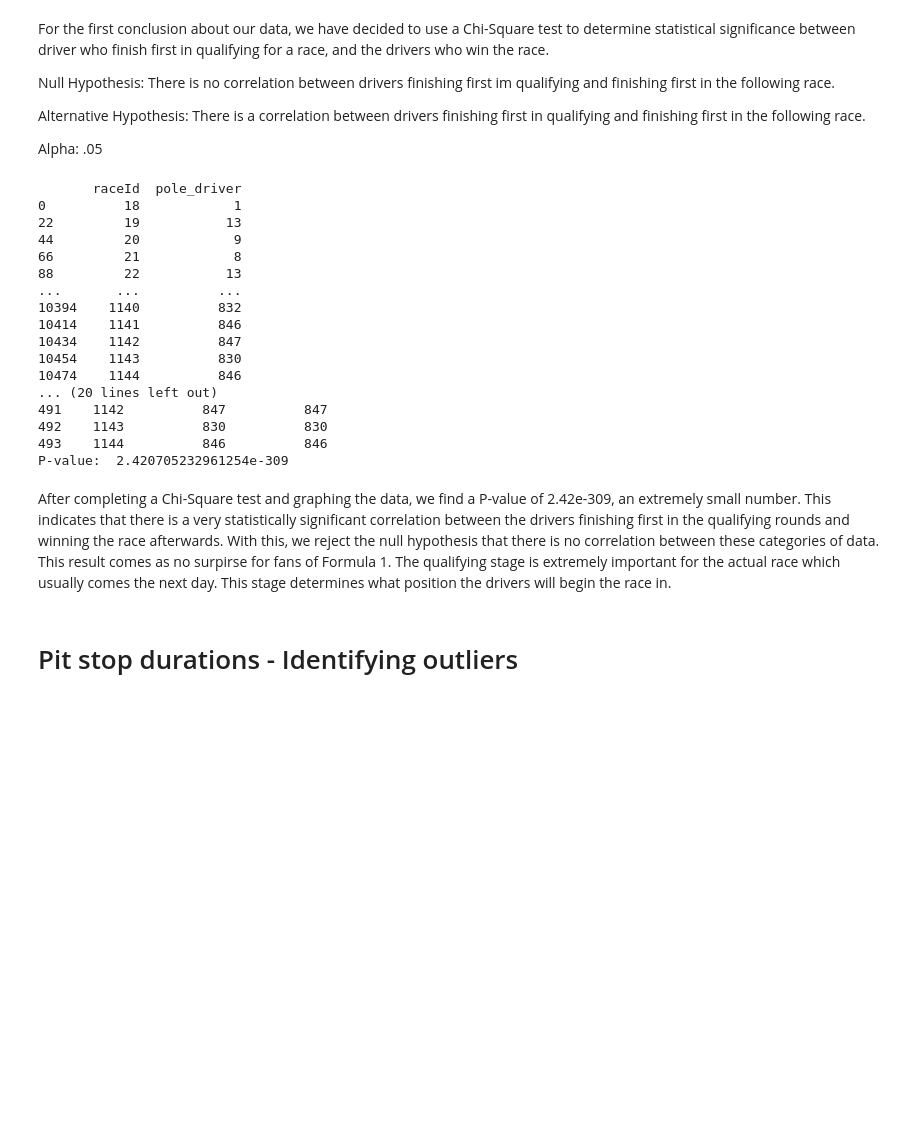
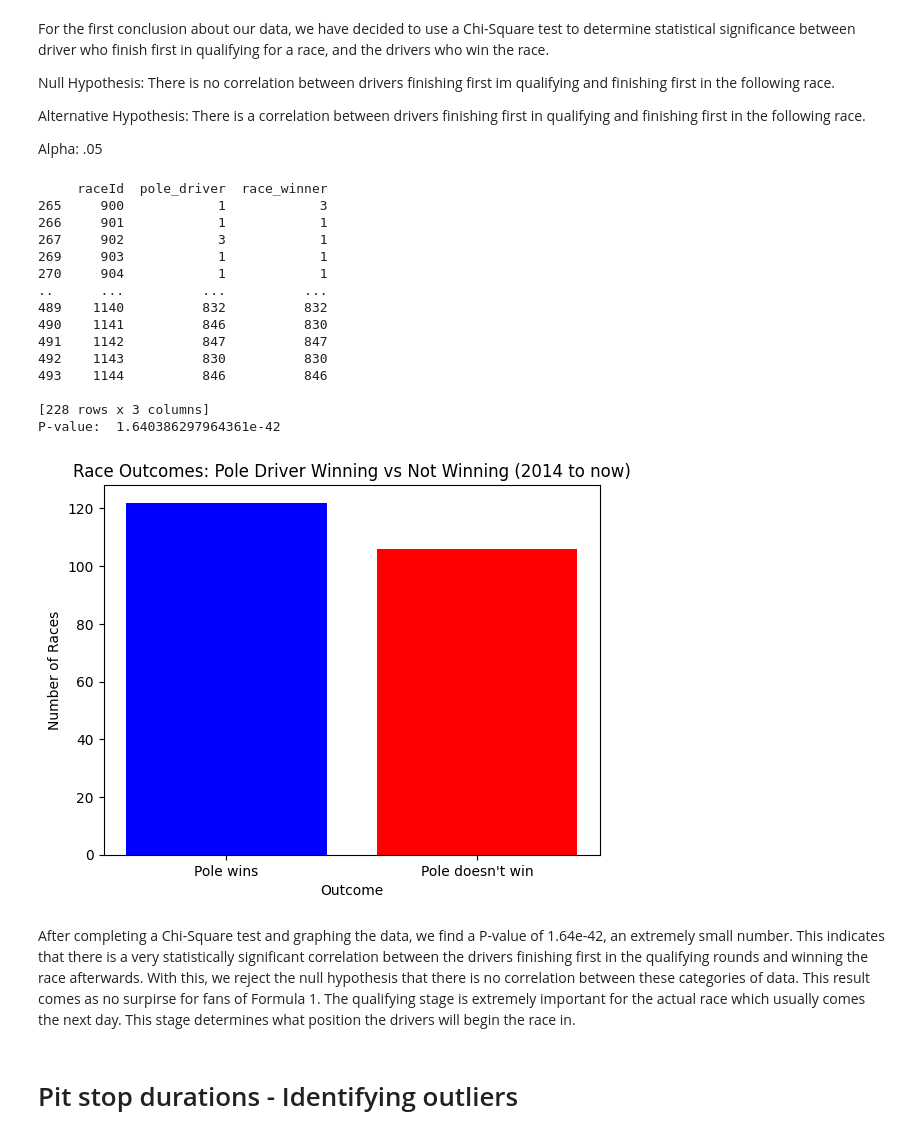
Before and after one commit to danielvm28/CMSC320_Spring25_FinalProject, a Jupyter notebook: check2.ipynb, the cells around one changed output. Cells and saved outputs as stored; diff of their text form; code cells hidden in the pictures; blank space fills up the shorter version.

Commit message:
adding in my plot

```diff
--- a/check2.ipynb
+++ b/check2.ipynb
@@ -148,40 +150,49 @@ from scipy.stats.contingency import crosstab, chi2_contingency
 
 pole = qualifying[qualifying['position'] == 1][['raceId', 'driverId']]
 pole = pole.rename(columns={'driverId': 'pole_driver'})
-print(pole)
+# print(pole)
 
 winners = results[results['position'] == '1'][['raceId', 'driverId']]
 winners = winners.rename(columns={'driverId': 'race_winner'})
-print(winners)
+# print(winners)
 
 merged = pd.merge(pole, winners, on='raceId', how='inner')
-print("Merged DataFrame head:")
-print(merged.tail())
+merged = merged[merged['raceId'] >= 900]
+print(merged)
 
 table = crosstab(merged['pole_driver'], merged['race_winner'])
 contingency_table = table.count
 res = chi2_contingency(contingency_table)
 print("P-value: ", res.pvalue)
 # %% [output]
-       raceId  pole_driver
-0          18            1
-22         19           13
-44         20            9
-66         21            8
-88         22           13
-...       ...          ...
-10394    1140          832
-10414    1141          846
-10434    1142          847
-10454    1143          830
-10474    1144          846
-... (20 lines left out)
+     raceId  pole_driver  race_winner
+265     900            1            3
+266     901            1            1
+267     902            3            1
+269     903            1            1
+270     904            1            1
+..      ...          ...          ...
+489    1140          832          832
+490    1141          846          830
 491    1142          847          847
 492    1143          830          830
 493    1144          846          846
-P-value:  2.420705232961254e-309
+
+[228 rows x 3 columns]
+P-value:  1.640386297964361e-42
+# %%
+merged['pole_win'] = merged['pole_driver'] == merged['race_winner']
+counts = merged['pole_win'].replace({True: "Pole wins", False: "Pole doesn't win"}).value_counts()
+
+mtpl.bar(counts.index, counts, color=['blue', 'red'])
+mtpl.title("Race Outcomes: Pole Driver Winning vs Not Winning (2014 to now)")
+mtpl.xlabel("Outcome")
+mtpl.ylabel("Number of Races")
+mtpl.show()
+# %% [output]
+[figure, added]
 # %% [markdown]
-After completing a Chi-Square test and graphing the data, we find a P-value of 2.42e-309, an extremely small number. This indicates that there is a very statistically significant correlation between the drivers finishing first in the qualifying rounds and winning the race afterwards. With this, we reject the null hypothesis that there is no correlation between these categories of data. This result comes as no surpirse for fans of Formula 1. The qualifying stage is extremely important for the actual race which usually comes the next day. This stage determines what position the drivers will begin the race in.
+After completing a Chi-Square test and graphing the data, we find a P-value of 1.64e-42, an extremely small number. This indicates that there is a very statistically significant correlation between the drivers finishing first in the qualifying rounds and winning the race afterwards. With this, we reject the null hypothesis that there is no correlation between these categories of data. This result comes as no surpirse for fans of Formula 1. The qualifying stage is extremely important for the actual race which usually comes the next day. This stage determines what position the drivers will begin the race in.
 # %% [markdown]
 # Pit stop durations - Identifying outliers
 # %% [markdown]
```
Also changed, not shown: parts of 1 cell of this notebook.
